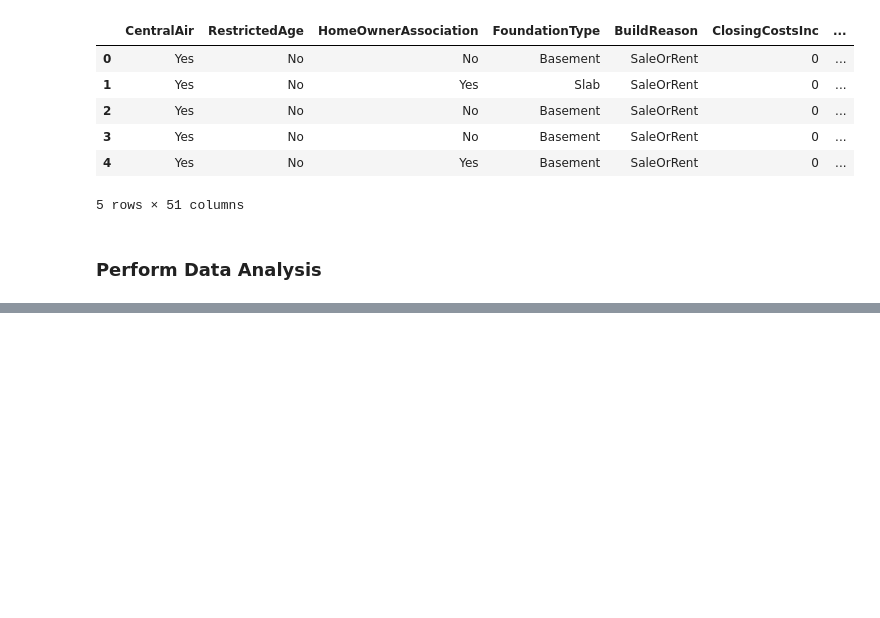
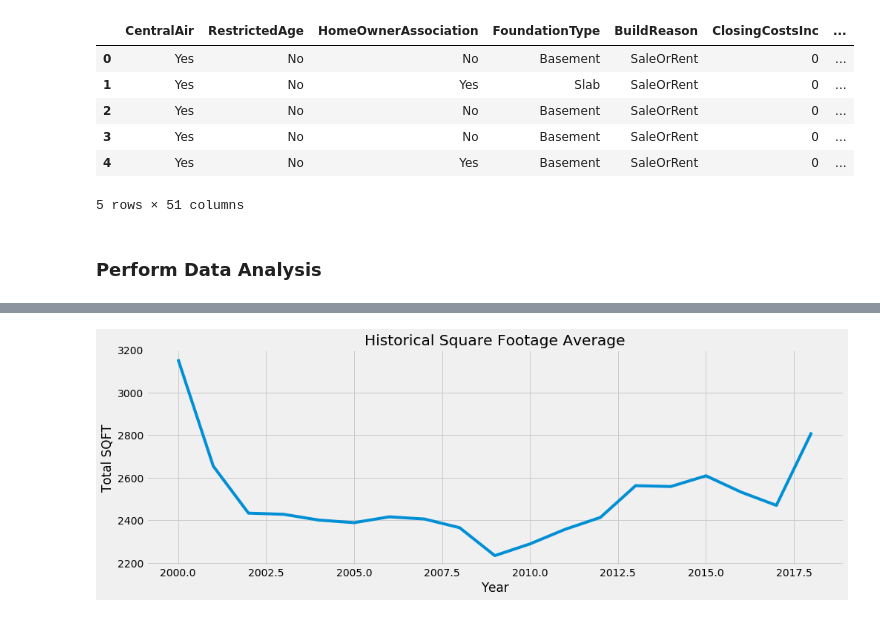
Before and after one commit to aaronwalters79/characteristics_of_new_housing, a Jupyter notebook: 2-EDA.ipynb, the cells around one changed output, grey strips where cells are left out. Drawn from its saved outputs; the diff is of its cells as text; code cells hidden in the pictures; blank space fills up the shorter version.

```diff
--- a/2-EDA.ipynb
+++ b/2-EDA.ipynb
@@ -48,0 +56,8 @@ writer.save()
+# %%
+#Properly Wieght A Given Measurment
+#df['FootagePrelimSQFT'].groupby(by=[df.index.year]).mean()
+df['FootagePrelimSQFT_Wieght'] = df['FootagePrelimSQFT'] * df['SurveyWieght']
+
+df_finalSQFT = df[['FootagePrelimSQFT_Wieght','SurveyWieght']].groupby(by=[df.index.year]).sum()
+df_finalSQFT['FootagePrelimSQFT_Wieght'] =df_finalSQFT['FootagePrelimSQFT_Wieght'] / df_finalSQFT['SurveyWieght']
+df_finalSQFT.head(10)
@@ -48,0 +77,10 @@ writer.save()
+# %%
+df_finalSQFT.loc[df_finalSQFT['FootagePrelimSQFT_Wieght']>0 , 'FootagePrelimSQFT_Wieght'].plot(figsize=[15,5])
+plt.title('Historical Square Footage Average')
+plt.xlabel('Year')
+plt.ylabel('Total SQFT')
+plt.style.use('fivethirtyeight')
+plt.savefig('./images/averageTotalSqft.png')
+plt.show()
+# %% [output]
+[figure, added]
```
Also changed, not shown: parts of 9 cells of this notebook, 3 other files.
